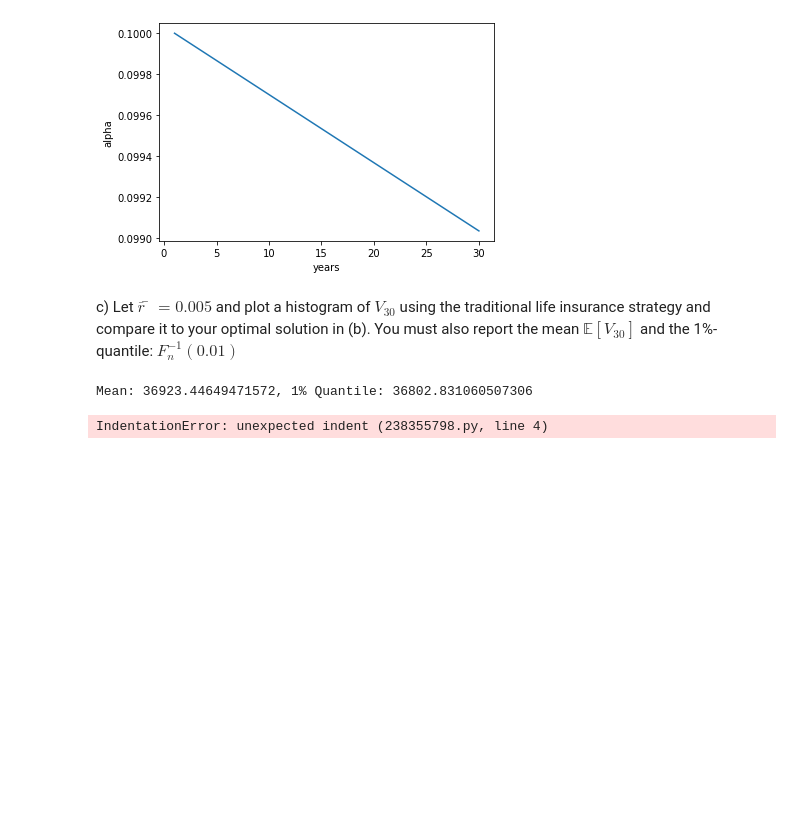
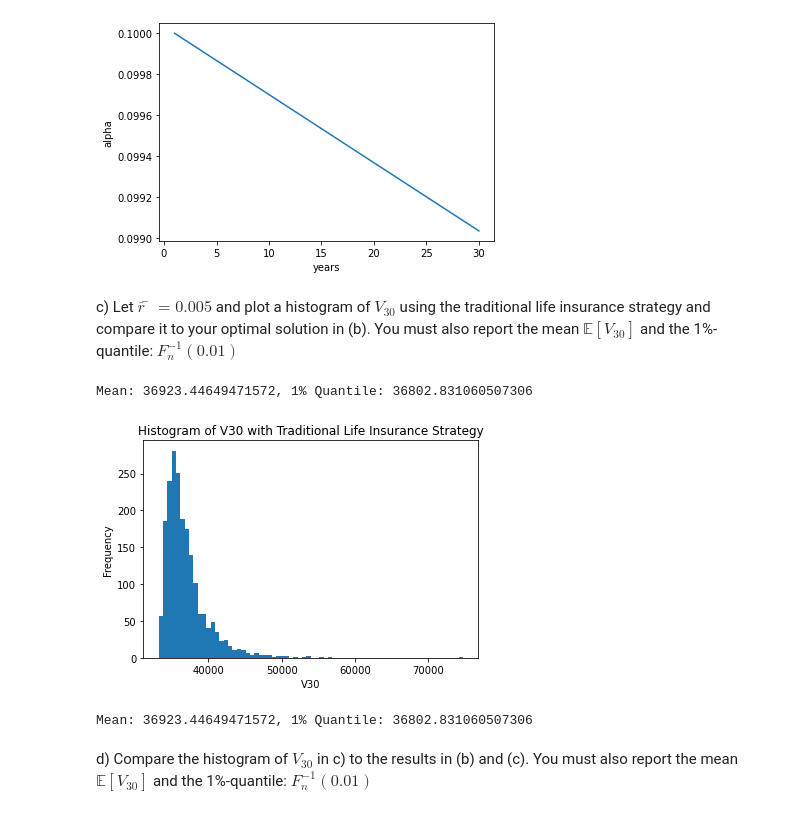
Before and after one commit to taariqnazar/Risk_management, a Jupyter notebook: helper.ipynb, the cells around one changed output. Cells and saved outputs as stored; diff of their text form; code cells hidden in the pictures; blank space fills up the shorter version.

```diff
--- a/helper.ipynb
+++ b/helper.ipynb
@@ -152,11 +152,15 @@ Mean: 36923.44649471572, 1% Quantile: 36802.831060507306
 # %%
 # Step 3.3 Calculate the results
 plt.hist(V_30_TI, bins=70)
-plt.title("Histogram of V30 with Traditional Life Insurance")
-plt.xlabel('x')
+plt.title("Histogram of V30 with Traditional Life Insurance Strategy")
+plt.xlabel('V30')
 plt.ylabel('Frequency')
-fig.savefig('./Figures/c/ecdf' + str(i) + '.jpg')
+fig.savefig('./Figures/c/hist.jpg')
 plt.show()
 print(f'Mean: {V_30_TI.mean()[0]}, 1% Quantile: {emp_quantile(0.01, V_30_TI)}')
 # %% [output]
+[figure, added]
-IndentationError: unexpected indent (238355798.py, line 4)
+Mean: 36923.44649471572, 1% Quantile: 36802.831060507306
+# %% [markdown]
+d) Compare the histogram of $V_{30}$ in c) to the results in (b) and (c). You must also report the mean $\mathbb{E}[V_{30}]$ and
+the 1%-quantile: $F^{-1}_n(0.01)$
```
Also changed, not shown: parts of 3 cells of this notebook, 1 other file.
